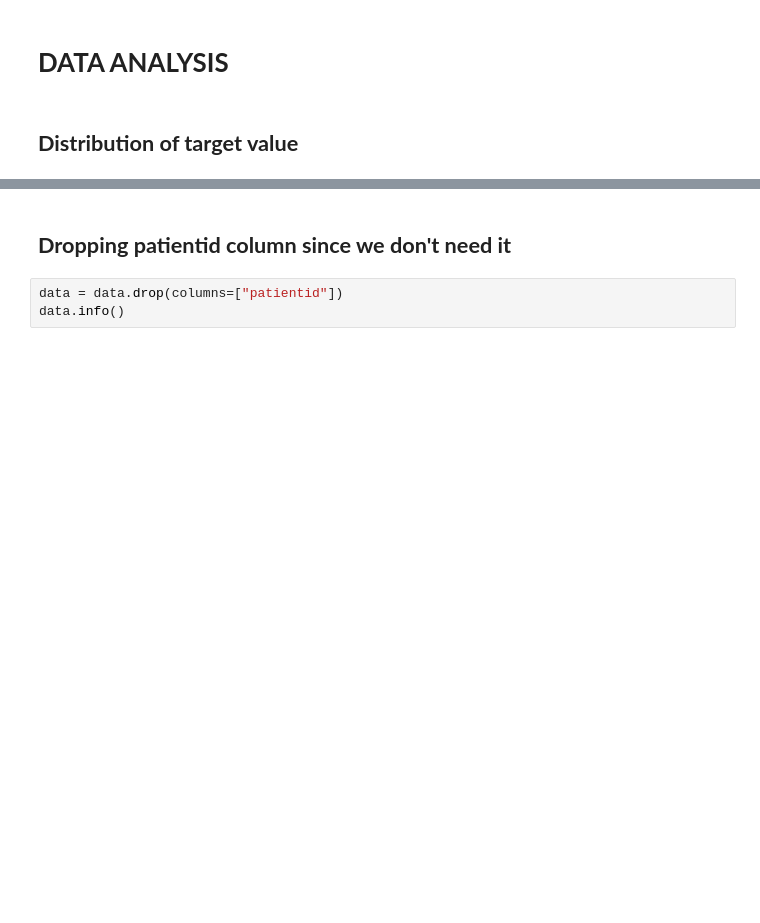
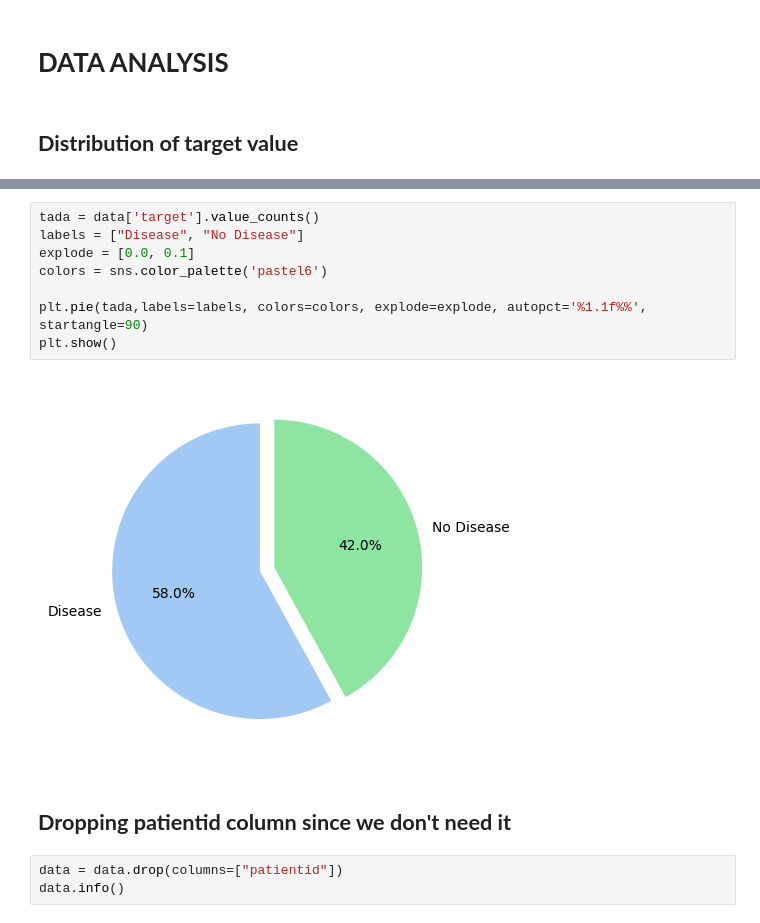
Before and after one commit to Skiner752/Intro-to-machine-learning, a Jupyter notebook: heart.ipynb, the cells around one changed output, grey strips where cells are left out. Saved outputs shown, nothing was run; the diff lists cells and outputs as text; blank space fills up the shorter version.

```diff
--- a/heart.ipynb
+++ b/heart.ipynb
@@ -143,3 +157,13 @@ plt.show()
+# %%
+tada = data['target'].value_counts()
+labels = ["Disease", "No Disease"]
+explode = [0.0, 0.1]
+colors = sns.color_palette('pastel6')
+
+plt.pie(tada,labels=labels, colors=colors, explode=explode, autopct='%1.1f%%', startangle=90)
+plt.show()
+# %% [output]
+[figure, added]
 # %% [markdown]
 ## **Dropping patientid column since we don't need it**
 # %%
```
Also changed, not shown: parts of 15 cells of this notebook.
